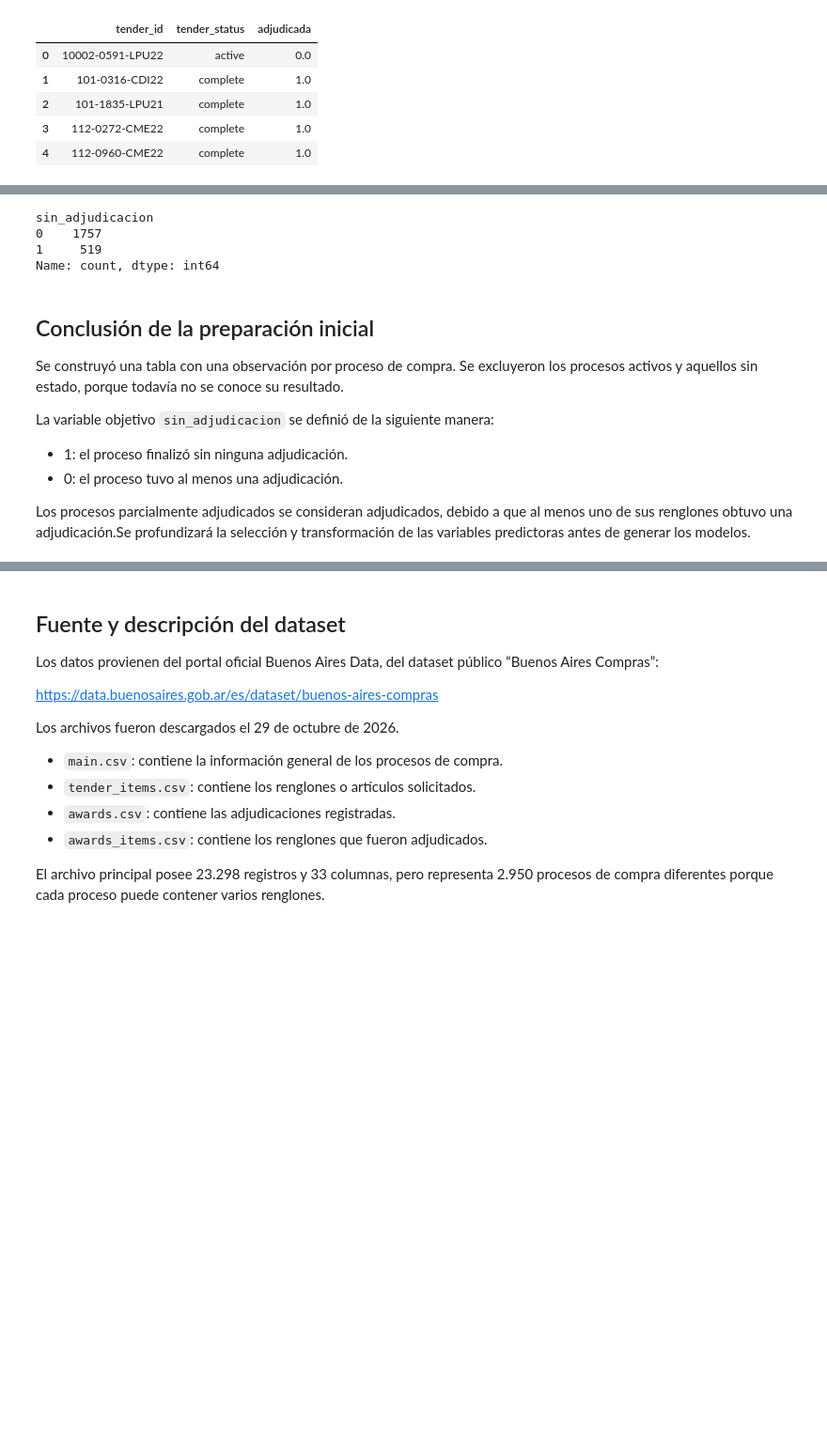
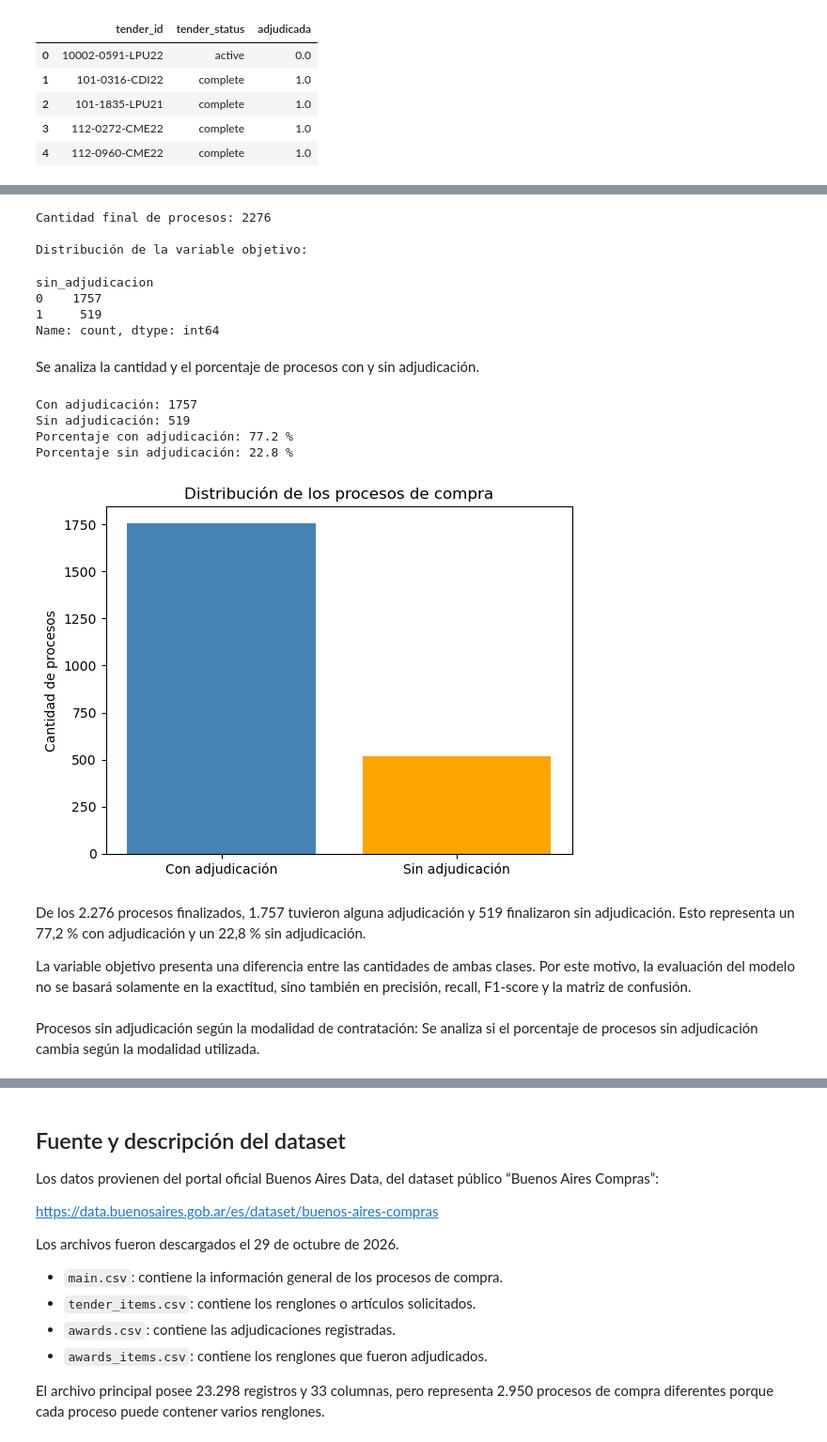
Before and after one commit to florfarias/compras-sin-adjudicacion, a Jupyter notebook: notebooks/01_exploracion_dataset_compras.ipynb, the cells around one changed output, grey strips where cells are left out. Shown at 94% size. Drawn from its saved outputs; the diff is of its cells as text; code cells hidden in the pictures; blank space fills up the shorter version.

Commit message:
Completa preparacion de datos y modelo final

```diff
--- a/notebooks/01_exploracion_dataset_compras.ipynb
+++ b/notebooks/01_exploracion_dataset_compras.ipynb
@@ -184,30 +385,65 @@ datos_procesos.head()
 # %%
-datos_finales = datos_procesos[
-    (datos_procesos["tender_status"] == "complete") |
-    (datos_procesos["tender_status"] == "cancelled") |
-    (datos_procesos["tender_status"] == "unsuccessful")
+datos_finales = datos_modelo[
+    (datos_modelo["tender_status"] == "complete") |
+    (datos_modelo["tender_status"] == "cancelled") |
+    (datos_modelo["tender_status"] == "unsuccessful")
 ].copy()
 
-datos_finales["adjudicada"] = datos_finales["adjudicada"].astype(int)
+datos_finales["adjudicada"] = (
+    datos_finales["adjudicada"].astype(int)
+)
 
 datos_finales["sin_adjudicacion"] = (
     datos_finales["adjudicada"] == 0
 ).astype(int)
 
+print("Cantidad final de procesos:", len(datos_finales))
+print("\nDistribución de la variable objetivo:")
+
 datos_finales["sin_adjudicacion"].value_counts()
 # %% [output]
-sin_adjudicacion
-0    1757
-1     519
-Name: count, dtype: int64
+Cantidad final de procesos: 2276
+
+Distribución de la variable objetivo:
+sin_adjudicacion
+0    1757
+1     519
+Name: count, dtype: int64
-# %% [markdown]
-## Conclusión de la preparación inicial
-
-Se construyó una tabla con una observación por proceso de compra. Se excluyeron los procesos activos y aquellos sin estado, porque todavía no se conoce su resultado.
-
-La variable objetivo `sin_adjudicacion` se definió de la siguiente manera:
-
-- 1: el proceso finalizó sin ninguna adjudicación.
-- 0: el proceso tuvo al menos una adjudicación.
-
-Los procesos parcialmente adjudicados se consideran adjudicados, debido a que al menos uno de sus renglones obtuvo una adjudicación.Se profundizará la selección y transformación de las variables predictoras antes de generar los modelos.
+# %% [markdown]
+Se analiza la cantidad y el porcentaje de procesos con y sin adjudicación.
+# %%
+cantidad_sin = datos_finales["sin_adjudicacion"].sum()
+cantidad_con = len(datos_finales) - cantidad_sin
+
+porcentaje_sin = (
+    cantidad_sin / len(datos_finales)
+) * 100
+
+porcentaje_con = 100 - porcentaje_sin
+
+print("Con adjudicación:", cantidad_con)
+print("Sin adjudicación:", cantidad_sin)
+print("Porcentaje con adjudicación:", round(porcentaje_con, 2), "%")
+print("Porcentaje sin adjudicación:", round(porcentaje_sin, 2), "%")
+
+plt.bar(
+    ["Con adjudicación", "Sin adjudicación"],
+    [cantidad_con, cantidad_sin],
+    color=["steelblue", "orange"]
+)
+
+plt.title("Distribución de los procesos de compra")
+plt.ylabel("Cantidad de procesos")
+plt.show()
+# %% [output]
+Con adjudicación: 1757
+Sin adjudicación: 519
+Porcentaje con adjudicación: 77.2 %
+Porcentaje sin adjudicación: 22.8 %
+[figure, added]
+# %% [markdown]
+De los 2.276 procesos finalizados, 1.757 tuvieron alguna adjudicación y 519 finalizaron sin adjudicación. Esto representa un 77,2 % con adjudicación y un 22,8 % sin adjudicación.
+
+La variable objetivo presenta una diferencia entre las cantidades de ambas clases. Por este motivo, la evaluación del modelo no se basará solamente en la exactitud, sino también en precisión, recall, F1-score y la matriz de confusión.
+# %% [markdown]
+Procesos sin adjudicación según la modalidad de contratación: Se analiza si el porcentaje de procesos sin adjudicación cambia según la modalidad utilizada.
```
Also changed, not shown: parts of 46 cells of this notebook, 2 other files.
